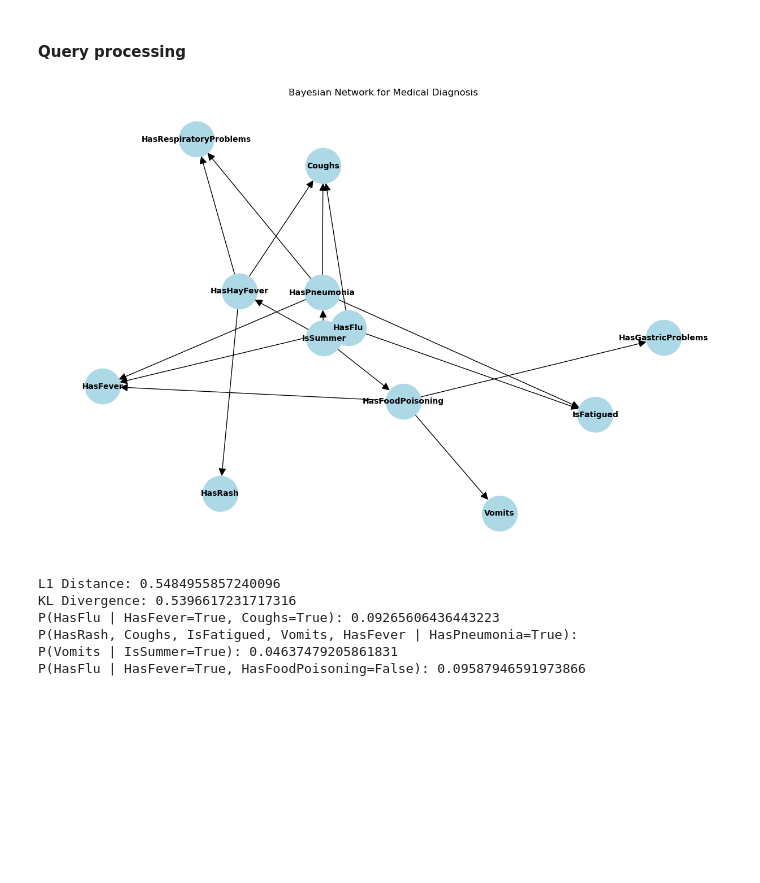
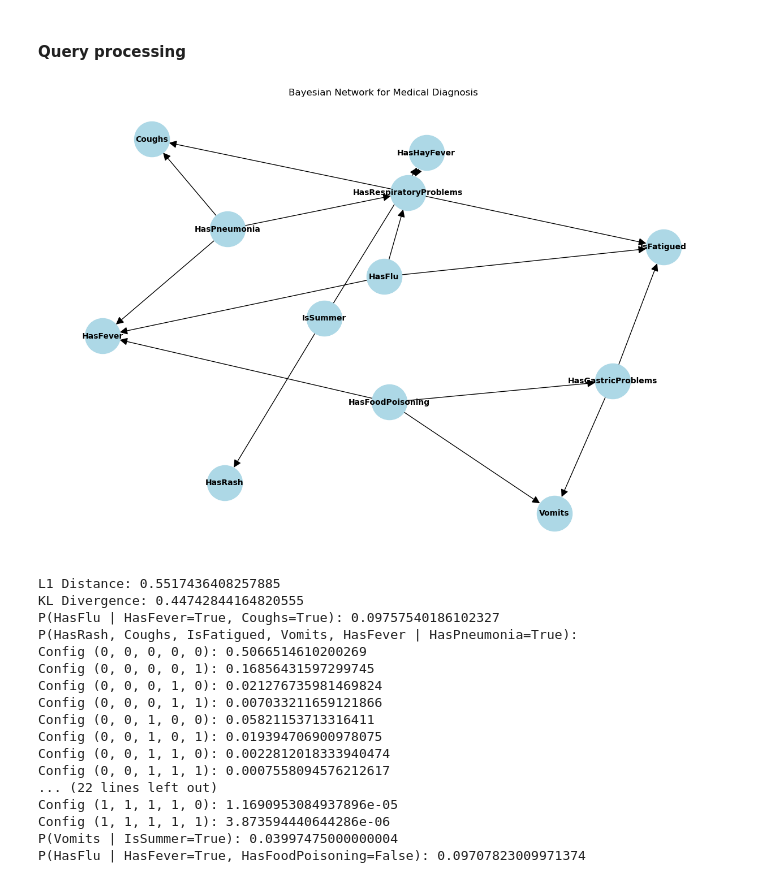
Before and after one commit to michael-099/directed-graph-models-medical, a Jupyter notebook: graphical_model.ipynb, the cells around one changed output. Drawn from its saved outputs; the diff is of its cells as text; code cells hidden in the pictures; blank space fills up the shorter version.

```diff
--- a/graphical_model.ipynb
+++ b/graphical_model.ipynb
@@ -35,13 +35,26 @@ variables = [
 def create_graph():
     G = nx.DiGraph()
     G.add_nodes_from(range(12))
+
     edges = [
-        (0, 1), (0, 2), (0, 3), (0, 4),  # IsSummer -> Diseases
-        (1, 8), (1, 9), (1, 11),         # HasFlu -> Coughs, IsFatigued, HasFever
-        (2, 6), (2, 10), (2, 11),        # HasFoodPoisoning -> HasGastricProblems, Vomits, HasFever
-        (3, 5), (3, 7), (3, 8),          # HasHayFever -> HasRespiratoryProblems, HasRash, Coughs
-        (4, 5), (4, 8), (4, 9), (4, 11)  # HasPneumonia -> HasRespiratoryProblems, Coughs, IsFatigued, HasFever
+        (0, 3),  # IsSummer → HasHayFever
+        (0, 7),  # IsSummer → HasRash
+        (1, 5),  # HasFlu → HasRespiratoryProblems
+        (1, 11), # HasFlu → HasFever
+        (1, 9),  # HasFlu → IsFatigued
+        (2, 6),  # HasFoodPoisoning → HasGastricProblems
+        (2, 10), # HasFoodPoisoning → Vomits
+        (2, 11), # HasFoodPoisoning → HasFever
+        (3, 5),  # HasHayFever → HasRespiratoryProblems
+        (4, 5),  # HasPneumonia → HasRespiratoryProblems
+        (4, 8),  # HasPneumonia → Coughs
+        (4, 11), # HasPneumonia → HasFever
+        (5, 8),  # HasRespiratoryProblems → Coughs
+        (5, 9),  # HasRespiratoryProblems → IsFatigued
+        (6, 10), # HasGastricProblems → Vomits
+        (6, 9),  # HasGastricProblems → IsFatigued
     ]
+
     G.add_edges_from(edges)
     return G
 # %% [markdown]
@@ -112,6 +125,11 @@ def estimate_cpts(G, samples):
         for sample in samples:
             assignment = int_to_assignment(sample)
             parent_config = tuple(assignment[p] for p in parents)
+
+            if len(assignment) != 12:
+                print(f"Invalid assignment length: {assignment}")
+                continue
+
             counts[(parent_config, assignment[node])] += 1
             parent_counts[parent_config] += 1
 
@@ -195,40 +213,50 @@ def query(cpts, observed, query_vars):
 G = create_graph()
 visualize_graph(G)
 
 random_cpts = initialize_random_cpts(G)
 samples = load_dataset("./data/dataset.dat")
 learned_cpts = estimate_cpts(G, samples)
 
 l1_distance = compute_l1_distance(learned_cpts, "./data/joint.dat")
 kl_divergence = compute_kl_divergence(learned_cpts, "./data/joint.dat")
 print(f"L1 Distance: {l1_distance}")
 print(f"KL Divergence: {kl_divergence}")
 
 
 # query 1: P(HasFlu | HasFever=True, Coughs=True)
 q1 = query(learned_cpts, {11: 1, 8: 1}, [1])
 print("P(HasFlu | HasFever=True, Coughs=True):", q1[(1,)])
 
 # query 2: P(Symptoms | HasPneumonia=True)
 symptoms = [7, 8, 9, 10, 11]
 q2 = query(learned_cpts, {4: 1}, symptoms)
 print("P(HasRash, Coughs, IsFatigued, Vomits, HasFever | HasPneumonia=True):")
-# for config, prob in q2.items():
-#     print(f"Config {config}: {prob}")
+for config, prob in q2.items():
+    print(f"Config {config}: {prob}")
 
 # query 3: P(Vomits | IsSummer=True)
 q3 = query(learned_cpts, {0: 1}, [10])
 print("P(Vomits | IsSummer=True):", q3[(1,)])
 
-
 # query 4: P(HasFlu | HasFever=True, HasFoodPoisoning=False)
 q4 = query(learned_cpts, {11: 1, 2: 0}, [1])
 print("P(HasFlu | HasFever=True, HasFoodPoisoning=False):", q4[(1,)])
 # %% [output]
-[figure, old version]
+[figure, new version]
-L1 Distance: 0.5484955857240096
-KL Divergence: 0.5396617231717316
-P(HasFlu | HasFever=True, Coughs=True): 0.09265606436443223
+L1 Distance: 0.5517436408257885
+KL Divergence: 0.44742844164820555
+P(HasFlu | HasFever=True, Coughs=True): 0.09757540186102327
 P(HasRash, Coughs, IsFatigued, Vomits, HasFever | HasPneumonia=True):
-P(Vomits | IsSummer=True): 0.04637479205861831
-P(HasFlu | HasFever=True, HasFoodPoisoning=False): 0.09587946591973866
+Config (0, 0, 0, 0, 0): 0.5066514610200269
+Config (0, 0, 0, 0, 1): 0.16856431597299745
+Config (0, 0, 0, 1, 0): 0.021276735981469824
+Config (0, 0, 0, 1, 1): 0.007033211659121866
+Config (0, 0, 1, 0, 0): 0.05821153713316411
+Config (0, 0, 1, 0, 1): 0.019394706900978075
+Config (0, 0, 1, 1, 0): 0.0022812018333940474
+Config (0, 0, 1, 1, 1): 0.0007558094576212617
+... (22 lines left out)
+Config (1, 1, 1, 1, 0): 1.1690953084937896e-05
+Config (1, 1, 1, 1, 1): 3.873594440644286e-06
+P(Vomits | IsSummer=True): 0.03997475000000004
+P(HasFlu | HasFever=True, HasFoodPoisoning=False): 0.09707823009971374
```
Also changed, not shown: parts of 2 cells of this notebook, 1 other file.
